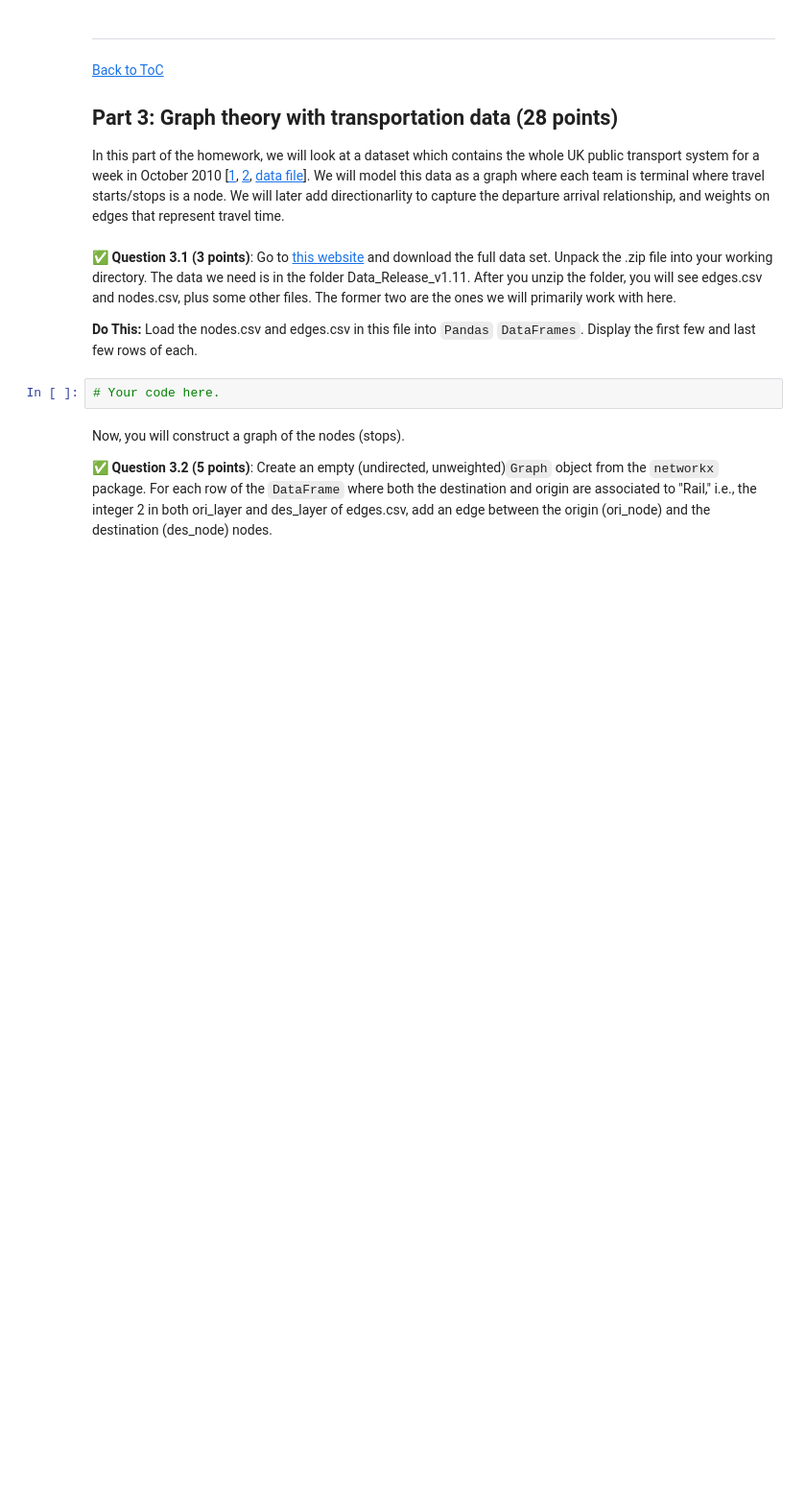
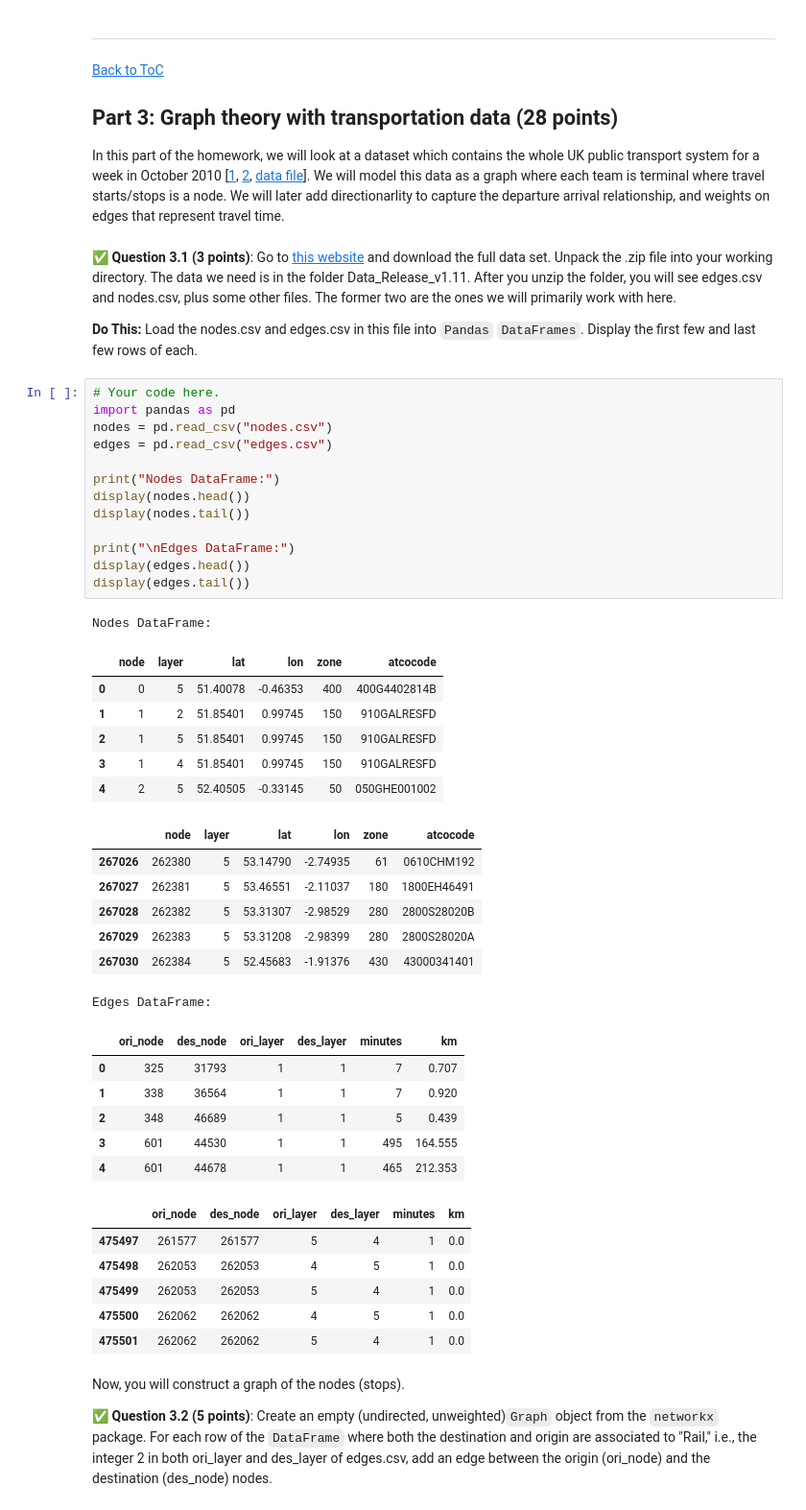
Before and after one commit to winbergd/cmse202-f25-turnin, a Jupyter notebook: hw-02/Homework2_CMSE202.ipynb, the cells around one changed output. Shown: that part at 96% size. Drawn from its saved outputs; the diff is of its cells as text; blank space fills up the shorter version.

```diff
--- a/hw-02/Homework2_CMSE202.ipynb
+++ b/hw-02/Homework2_CMSE202.ipynb
@@ -520,8 +520,46 @@ In this part of the homework, we will look at a dataset which contains the whole
 &#9989;  **Question 3.1 (3 points)**: Go to [this website](https://datadryad.org/stash/dataset/doi:10.5061/dryad.pc8m3) and download the full data set. Unpack the .zip file into your working directory. The data we need is in the folder Data_Release_v1.11. After you unzip the folder, you will see edges.csv and nodes.csv, plus some other files. The former two are the ones we will primarily work with here.
 
 **Do This:** Load the nodes.csv and edges.csv in this file into `Pandas` `DataFrames`. Display the first few and last few rows of each.
-# %%
-# Your code here.
+# %%
+# Your code here.
+import pandas as pd
+nodes = pd.read_csv("nodes.csv")
+edges = pd.read_csv("edges.csv")
+
+print("Nodes DataFrame:")
+display(nodes.head())
+display(nodes.tail())
+
+print("\nEdges DataFrame:")
+display(edges.head())
+display(edges.tail())
+# %% [output]
+Nodes DataFrame:
+|  | node | layer | lat | lon | zone | atcocode |
+| 0 | 0 | 5 | 51.40078 | -0.46353 | 400 | 400G4402814B |
+| 1 | 1 | 2 | 51.85401 | 0.99745 | 150 | 910GALRESFD |
+| 2 | 1 | 5 | 51.85401 | 0.99745 | 150 | 910GALRESFD |
+| 3 | 1 | 4 | 51.85401 | 0.99745 | 150 | 910GALRESFD |
+| 4 | 2 | 5 | 52.40505 | -0.33145 | 50 | 050GHE001002 |
+|  | node | layer | lat | lon | zone | atcocode |
+| 267026 | 262380 | 5 | 53.14790 | -2.74935 | 61 | 0610CHM192 |
+| 267027 | 262381 | 5 | 53.46551 | -2.11037 | 180 | 1800EH46491 |
+| 267028 | 262382 | 5 | 53.31307 | -2.98529 | 280 | 2800S28020B |
+| 267029 | 262383 | 5 | 53.31208 | -2.98399 | 280 | 2800S28020A |
+| 267030 | 262384 | 5 | 52.45683 | -1.91376 | 430 | 43000341401 |
+Edges DataFrame:
+|  | ori_node | des_node | ori_layer | des_layer | minutes | km |
+| 0 | 325 | 31793 | 1 | 1 | 7 | 0.707 |
+| 1 | 338 | 36564 | 1 | 1 | 7 | 0.920 |
+| 2 | 348 | 46689 | 1 | 1 | 5 | 0.439 |
+| 3 | 601 | 44530 | 1 | 1 | 495 | 164.555 |
+| 4 | 601 | 44678 | 1 | 1 | 465 | 212.353 |
+|  | ori_node | des_node | ori_layer | des_layer | minutes | km |
+| 475497 | 261577 | 261577 | 5 | 4 | 1 | 0.0 |
+| 475498 | 262053 | 262053 | 4 | 5 | 1 | 0.0 |
+| 475499 | 262053 | 262053 | 5 | 4 | 1 | 0.0 |
+| 475500 | 262062 | 262062 | 4 | 5 | 1 | 0.0 |
+| 475501 | 262062 | 262062 | 5 | 4 | 1 | 0.0 |
 # %% [markdown]
 Now, you will construct a graph of the nodes (stops).
 
```
Also changed, not shown: parts of 8 cells of this notebook.
